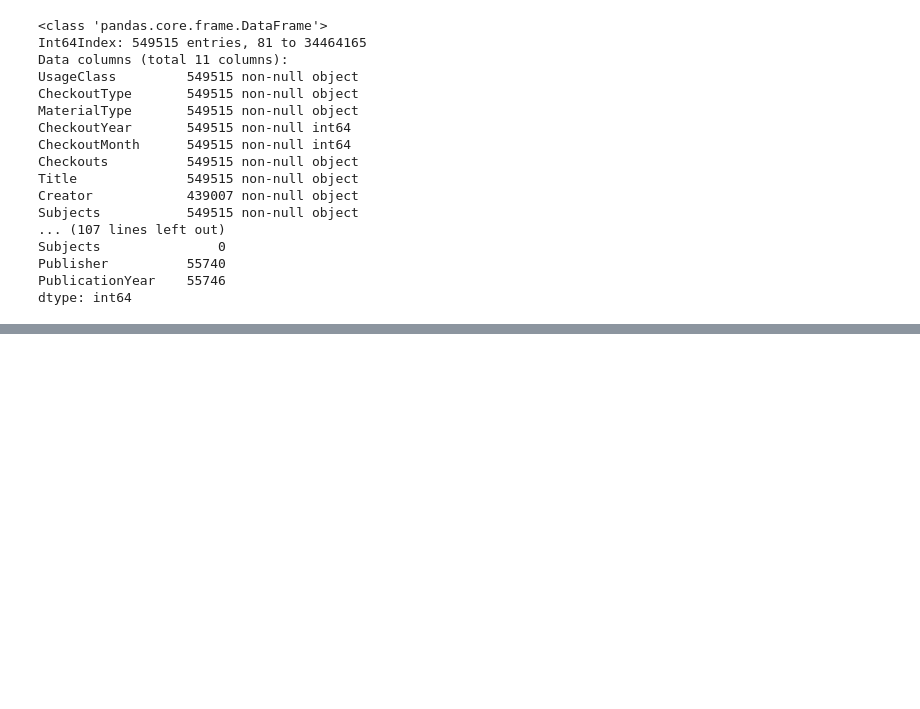
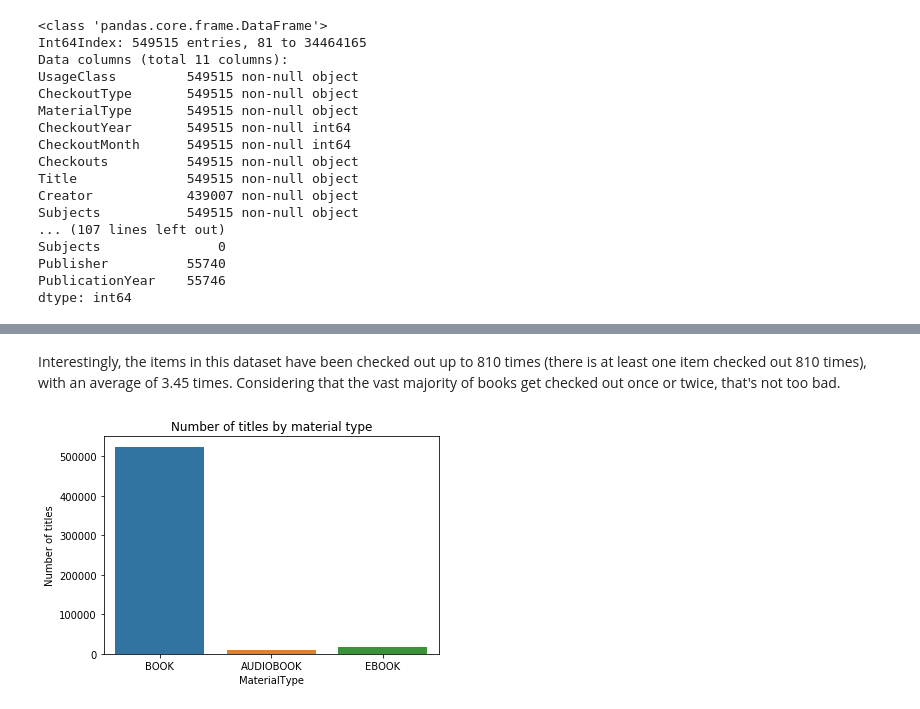
Before and after one commit to OanaTudu/BookTitleMovieCandidate, a Jupyter notebook: LibraryBooks.ipynb, the cells around one changed output, grey strips where cells are left out. Saved outputs shown, nothing was run; the diff lists cells and outputs as text; code cells hidden in the pictures; blank space fills up the shorter version.

```diff
--- a/LibraryBooks.ipynb
+++ b/LibraryBooks.ipynb
@@ -195,0 +211,8 @@ See the caveats in the documentation: http://pandas.pydata.org/pandas-docs/stabl
+# %% [markdown]
+Interestingly, the items in this dataset have been checked out up to 810 times (there is at least one item checked out 810 times), with an average of 3.45 times. Considering that the vast majority of books get checked out once or twice, that's not too bad.
+# %%
+sns.countplot("MaterialType", data=df1)
+plt.title("Number of titles by material type")
+plt.ylabel("Number of titles");
+# %% [output]
+[figure, added]
```
Also changed, not shown: parts of 1 cell of this notebook.
